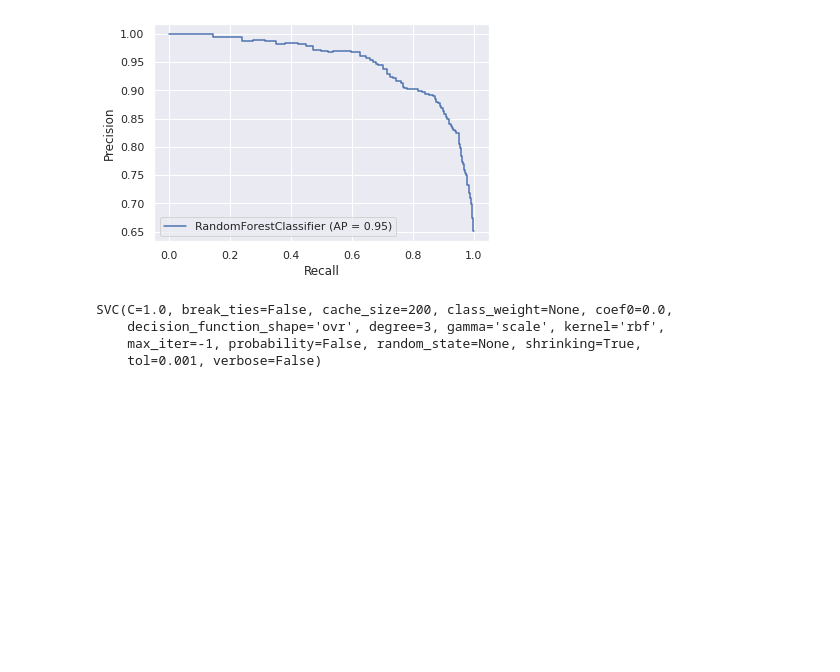
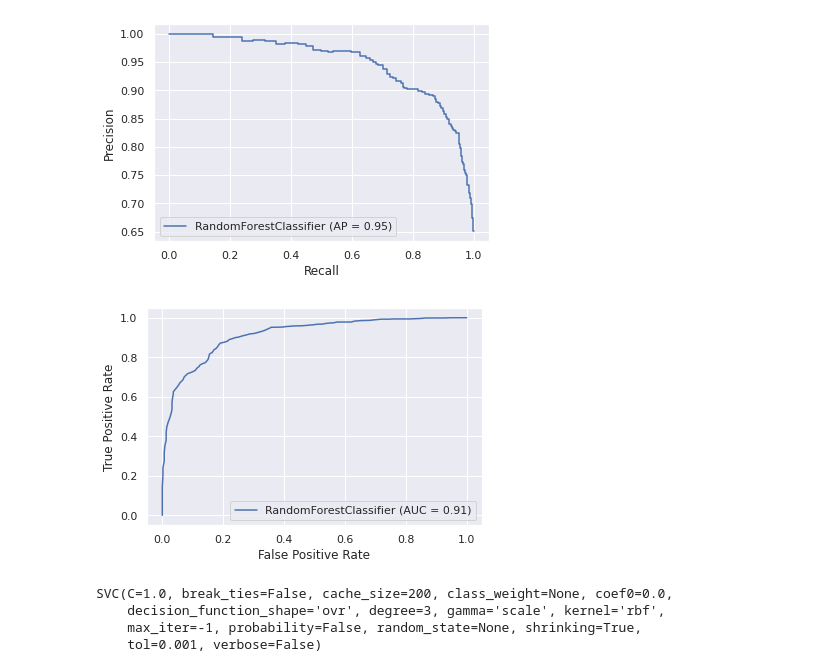
Before and after one commit to vibhor2mathur/Kaggle, a Jupyter notebook: WineQualityPrediction.ipynb, the cells around one changed output. Saved outputs shown, nothing was run; the diff lists cells and outputs as text; code cells hidden in the pictures; blank space fills up the shorter version.

```diff
--- a/WineQualityPrediction.ipynb
+++ b/WineQualityPrediction.ipynb
@@ -354,6 +356,10 @@ from sklearn.metrics import plot_precision_recall_curve
 disp = plot_precision_recall_curve(reg, X_test, y_test)
 # %% [output]
 [figure]
+# %%
+plot=plot_roc_curve(reg,X_test,y_test)
+# %% [output]
+[figure, added]
 # %%
 from sklearn.svm import SVC
 reg=SVC(kernel='rbf')
```
Also changed, not shown: parts of 9 cells of this notebook.
